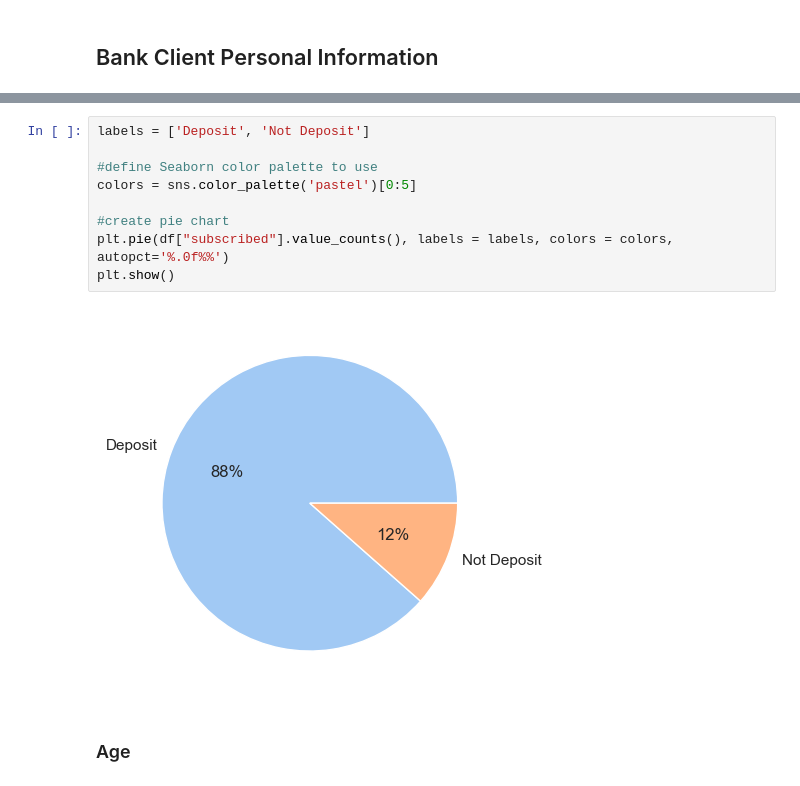
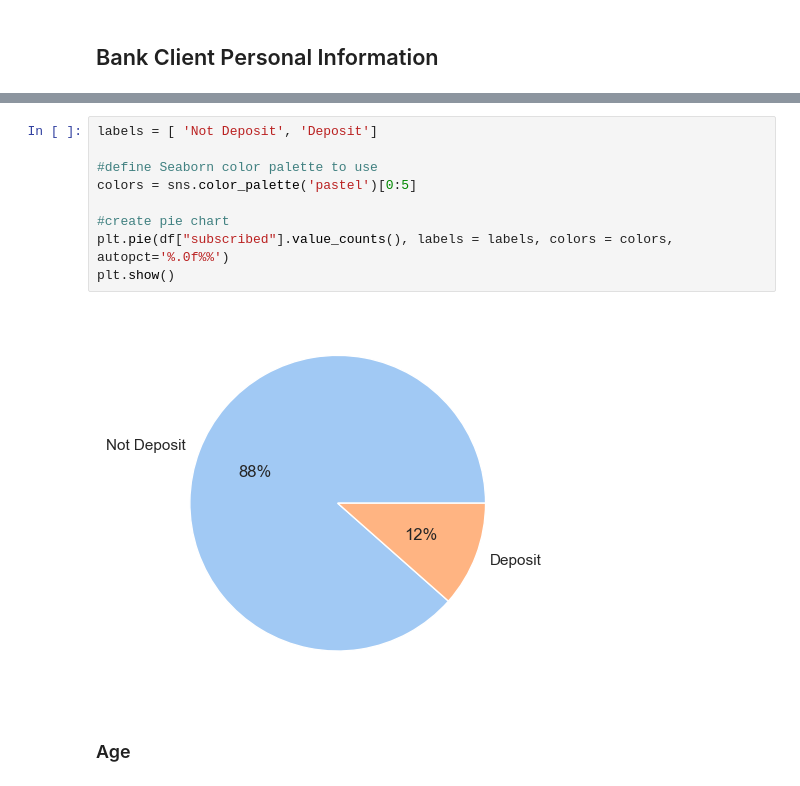
Before and after one commit to FTDS-SBY-002/-FTDS-002-SBY-group-002, a Jupyter notebook: EDA v1.ipynb, the cells around one changed output, grey strips where cells are left out. Drawn from its saved outputs; the diff is of its cells as text.

```diff
--- a/EDA v1.ipynb
+++ b/EDA v1.ipynb
@@ -194,14 +201,14 @@ p_value: 1.5398831095860172e-83
 # %%
-labels = ['Deposit', 'Not Deposit']
+labels = [ 'Not Deposit', 'Deposit']
 
 #define Seaborn color palette to use
 colors = sns.color_palette('pastel')[0:5]
 
 #create pie chart
 plt.pie(df["subscribed"].value_counts(), labels = labels, colors = colors, autopct='%.0f%%')
 plt.show()
 # %% [output]
-[figure, old version]
+[figure, new version]
 # %% [markdown]
 ### Age
 # %%
```
Also changed, not shown: parts of 1 cell of this notebook.
